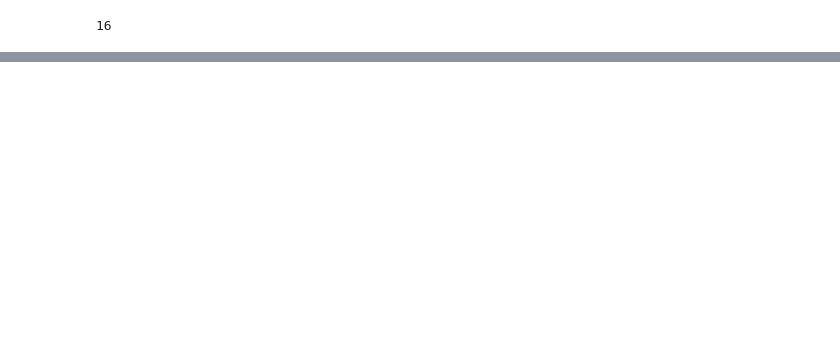
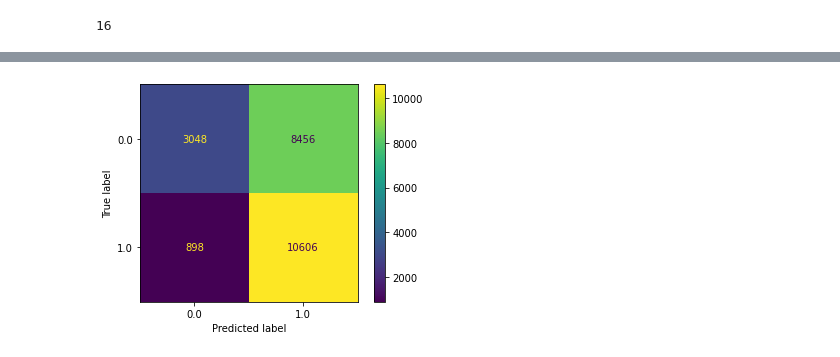
Before and after one commit to mimuruth-msft/Genetic_Sequence_Analysis_Using_DNN, a Jupyter notebook: Genetic_Sequence_Analysis_Using_DNN.ipynb, the cells around one changed output, grey strips where cells are left out. Saved outputs shown, nothing was run; the diff lists cells and outputs as text; code cells hidden in the pictures; blank space fills up the shorter version.

```diff
--- a/Genetic_Sequence_Analysis_Using_DNN.ipynb
+++ b/Genetic_Sequence_Analysis_Using_DNN.ipynb
@@ -448,0 +517,7 @@ plt.show()
+# %%
+conMtrxTrain2 = confusion_matrix(y_train, predict_y_train2, labels=neuralNet2.classes_)
+conMtrxDisplayTrain2 = ConfusionMatrixDisplay(confusion_matrix=conMtrxTrain2, display_labels=neuralNet2.classes_)
+conMtrxDisplayTrain2.plot()
+plt.show()
+# %% [output]
+[figure, added]
```
Also changed, not shown: parts of 74 cells of this notebook.
